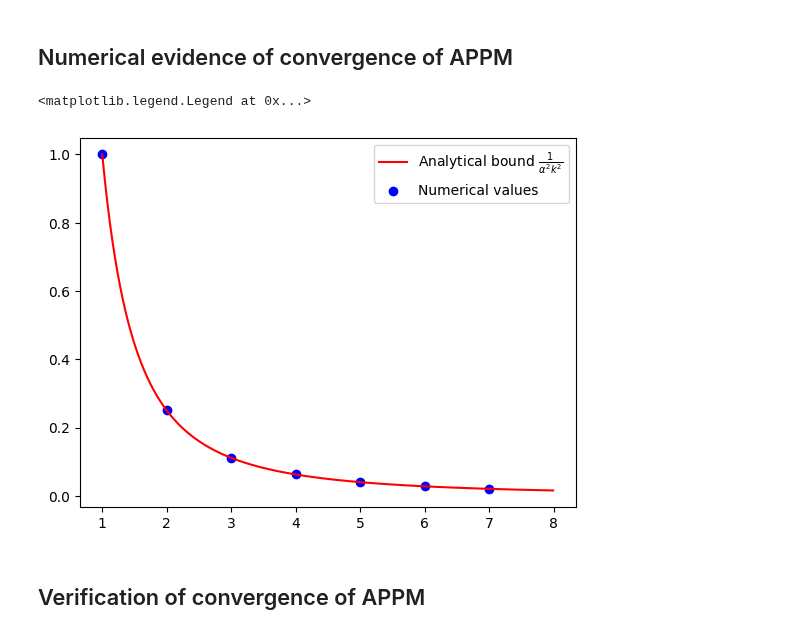
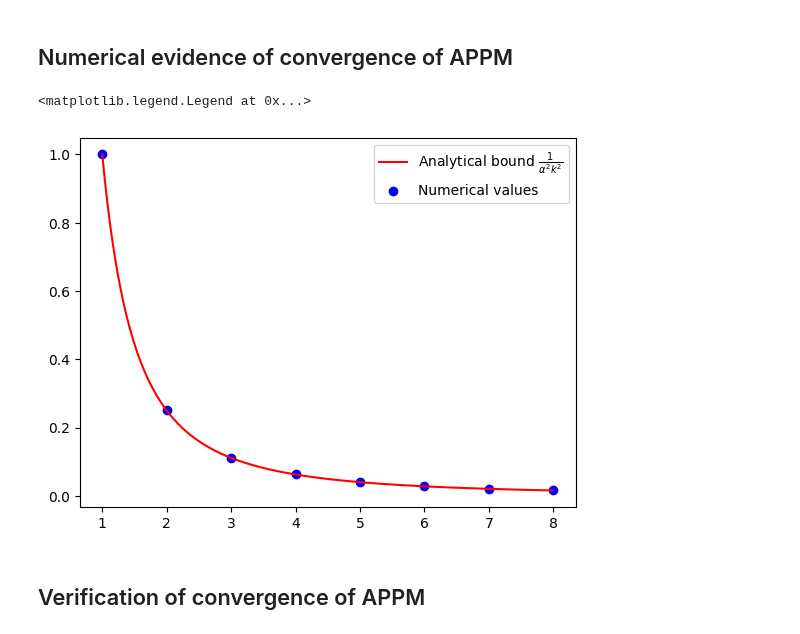
Before and after one commit to pepflow-lib/PEPFlow, a Jupyter notebook: examples/appm/appm_example.ipynb, the cells around one changed output. Saved outputs shown, nothing was run; the diff lists cells and outputs as text; code cells hidden in the pictures.

Commit message:
Added Dual OHM example (#30)
* Added Dual OHM example and linked it to the website
* Minor edits to APPM example (fix typos/plotting code)

```diff
--- a/examples/appm/appm_example.ipynb
+++ b/examples/appm/appm_example.ipynb
@@ -44,36 +44,36 @@ def make_ctx_appm(
 # %%
 N = 8
 alpha = pf.Parameter("alpha")
 R = pf.Parameter("R")
 alpha_value = 1
 R_value = 1
 
 ctx_plt = make_ctx_appm(ctx_name="ctx_plt", N=N, stepsize=alpha)
 pb_plt = pf.PEPBuilder(ctx_plt)
 pb_plt.add_initial_constraint(
     ((ctx_plt["x_0"] - ctx_plt["x_star"]) ** 2).le(R, name="initial_condition")
 )
 
 opt_values = []
-for k in range(1, N):
+for k in range(1, N + 1):
     x_k = ctx_plt[f"x_{k}"]
     pb_plt.set_performance_metric(A(x_k) ** 2)
     result = pb_plt.solve(resolve_parameters={"alpha": alpha_value, "R": R_value})
     opt_values.append(result.opt_value)
 
-iters = np.arange(1, N)
+iters = np.arange(1, N + 1)
 cont_iters = np.arange(1, N, 0.01)
 plt.plot(
     cont_iters,
     1 / (alpha_value**2 * cont_iters**2),
     "r-",
     label="Analytical bound $\\frac{1}{\\alpha^2 k^2}$",
 )
 plt.scatter(iters, opt_values, color="blue", marker="o", label="Numerical values")
 plt.legend()
 # %% [output]
 <matplotlib.legend.Legend at 0x...>
-[figure, old version]
+[figure, new version]
 # %% [markdown]
 ## Verification of convergence of APPM
 # %%
```
Also changed, not shown: parts of 2 cells of this notebook, 4 other files.
